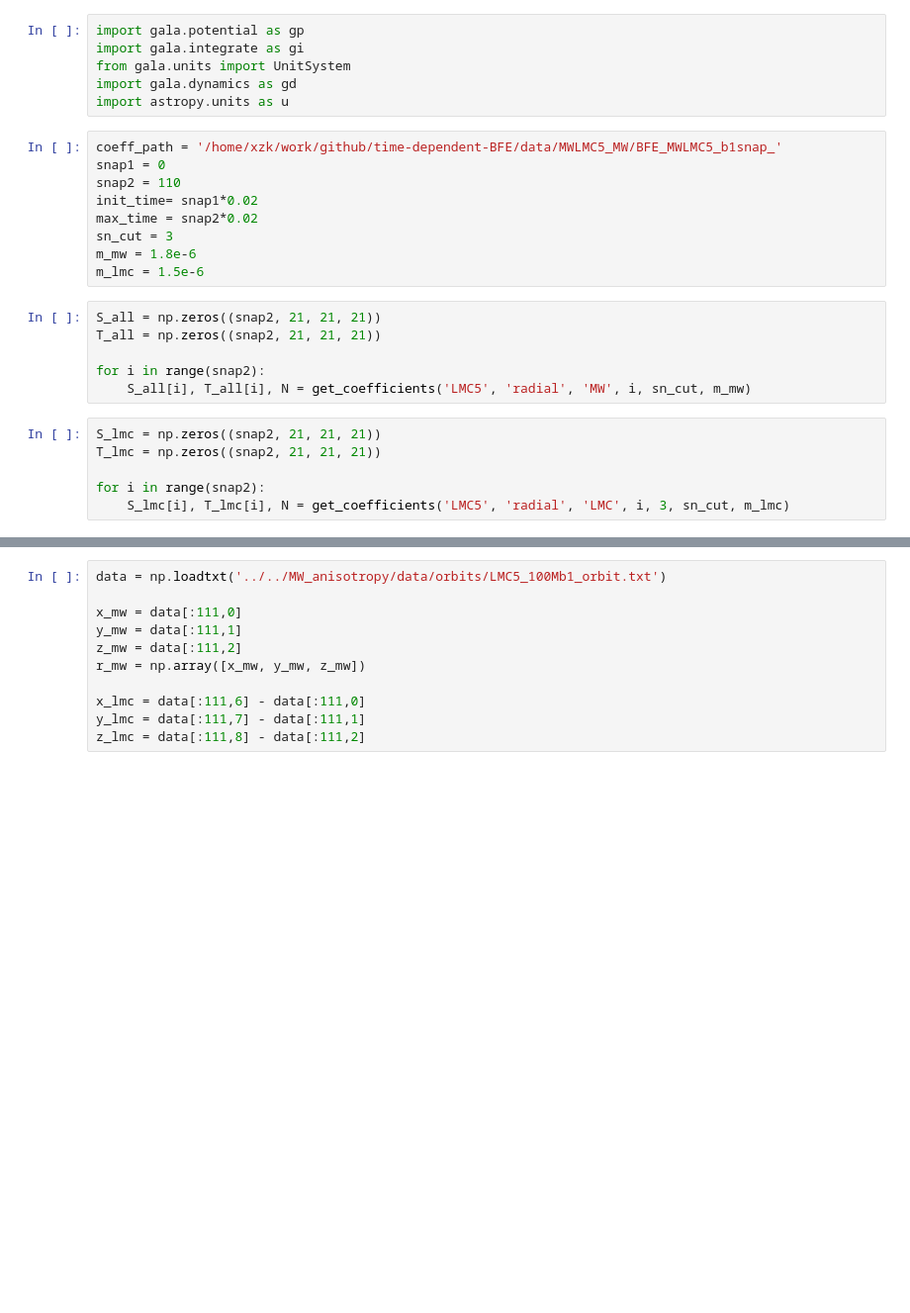
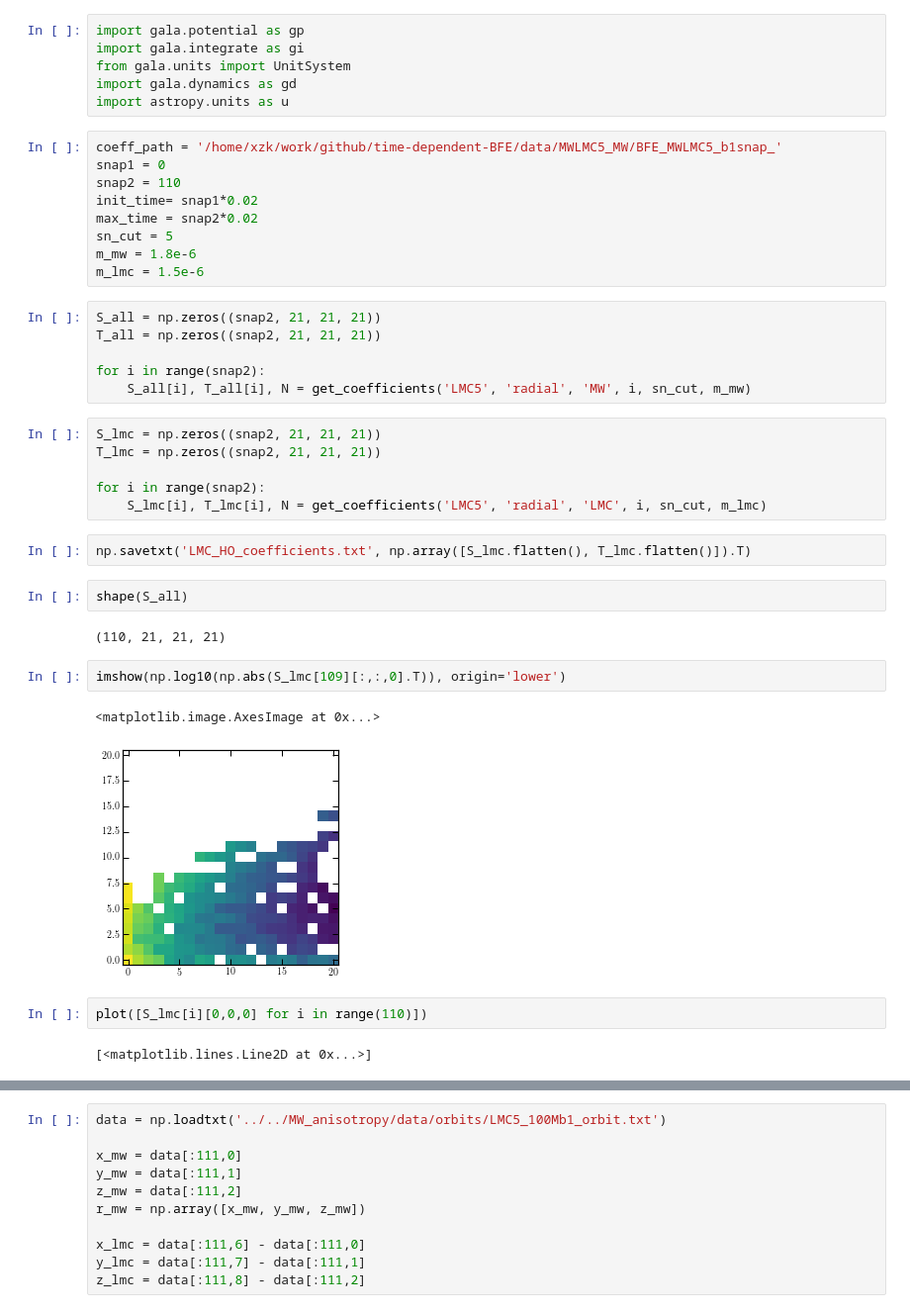
Before and after one commit to jngaravitoc/BFE_integrator, a Jupyter notebook: notebooks/gala_mwlmc_orbits.ipynb, the cells around one changed output, grey strips where cells are left out. Shown at 99% size. Cells and saved outputs as stored; diff of their text form; blank space fills up the shorter version.

```diff
--- a/notebooks/gala_mwlmc_orbits.ipynb
+++ b/notebooks/gala_mwlmc_orbits.ipynb
@@ -18,7 +18,7 @@ snap1 = 0
 snap2 = 110
 init_time= snap1*0.02
 max_time = snap2*0.02
-sn_cut = 3
+sn_cut = 5
 m_mw = 1.8e-6
 m_lmc = 1.5e-6
 # %%
@@ -32,4 +32,19 @@ S_lmc = np.zeros((snap2, 21, 21, 21))
 T_lmc = np.zeros((snap2, 21, 21, 21))
 
 for i in range(snap2):
-    S_lmc[i], T_lmc[i], N = get_coefficients('LMC5', 'radial', 'LMC', i, 3, sn_cut, m_lmc)
+    S_lmc[i], T_lmc[i], N = get_coefficients('LMC5', 'radial', 'LMC', i, sn_cut, m_lmc)
+# %%
+np.savetxt('LMC_HO_coefficients.txt', np.array([S_lmc.flatten(), T_lmc.flatten()]).T)
+# %%
+shape(S_all)
+# %% [output]
+(110, 21, 21, 21)
+# %%
+imshow(np.log10(np.abs(S_lmc[109][:,:,0].T)), origin='lower')
+# %% [output]
+<matplotlib.image.AxesImage at 0x...>
+[figure, added]
+# %%
+plot([S_lmc[i][0,0,0] for i in range(110)])
+# %% [output]
+[<matplotlib.lines.Line2D at 0x...>]
```
Also changed, not shown: parts of 34 cells of this notebook.
